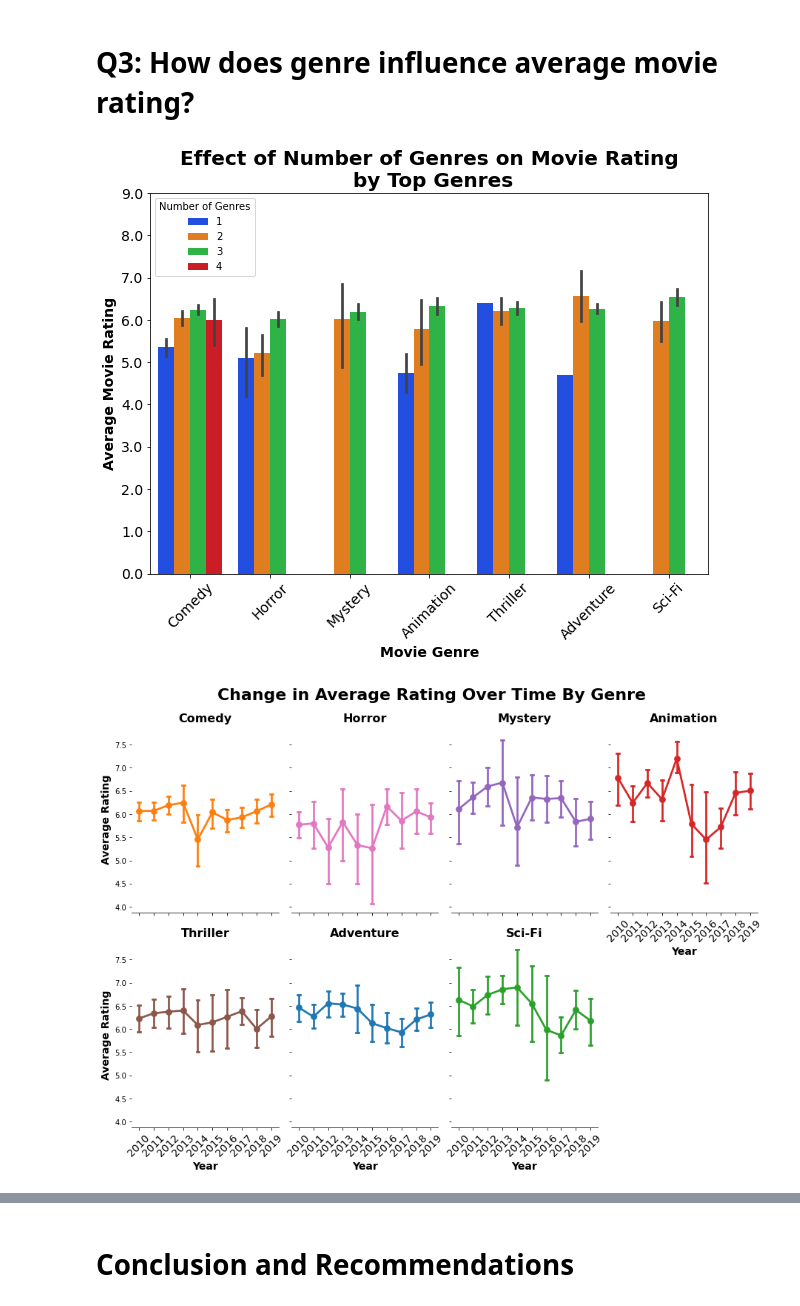
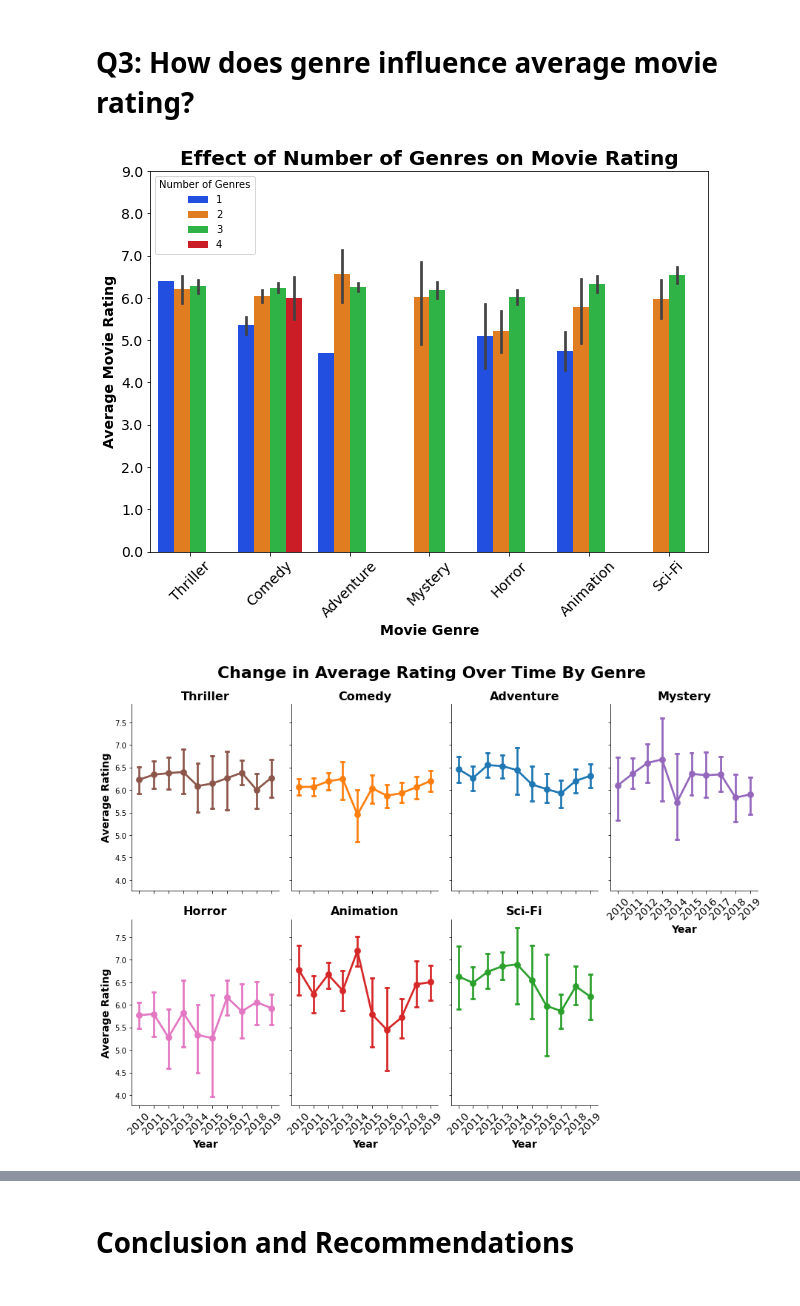
Before and after one commit to zero731/dsc-mod-1-project-v2-1-onl01-dtsc-ft-070620, a Jupyter notebook: student.ipynb, the cells around one changed output, grey strips where cells are left out. Cells and saved outputs as stored; diff of their text form; code cells hidden in the pictures.

```diff
--- a/student.ipynb
+++ b/student.ipynb
@@ -1083,4 +1123,7 @@ len(top_genre_list)
 7
+# %%
+## give a set order to this list so it doesn't take a random order every time I re-run this notebook
+top_genre_list = ['Thriller', 'Comedy', 'Adventure', 'Mystery', 'Horror', 'Animation', 'Sci-Fi']
 # %%
 ### only add movies to new df that fall into at least one of the top 8 genres
 top_genres_df = med_financial_df.loc[(med_financial_df['Adventure'] == True) |
@@ -1443,24 +1481,31 @@ Based on the analysis in this section, I recommend that the budget for Adventure
 # %% [markdown]
 # Q3: How does genre influence average movie rating?
 # %%
+## plot a barplot that shows average movie rating by genre
+ ## with multiple bars for each genre representing how many total genres the movie spans
 ax = sns.barplot(x='top_genre_list', y='averageRating', hue='genre_count', palette='bright',
                  data=explode_top_genres, order=top_genre_list)
 ax.set(ylim=(0, 9))
 ax.set_xticklabels(ax.get_xticklabels(), rotation=45, fontsize=14)
 ax.set_yticklabels(ax.get_yticks(), fontsize=14)
 ax.set_xlabel('Movie Genre', fontsize=14, weight='bold')
 ax.set_ylabel('Average Movie Rating', fontsize=14, weight='bold')
-ax.set_title('Effect of Number of Genres on Movie Rating\n by Top Genres', fontsize=20, weight='bold')
+ax.set_title('Effect of Number of Genres on Movie Rating', fontsize=20, weight='bold')
 ax.legend(title='Number of Genres')
 ax.get_figure().set_size_inches((10,7))
 # %% [output]
-[figure, old version]
+[figure, new version]
 # %%
+## make a point plot for each top genre showing how movie rating has changed over time
 g = sns.catplot(x="startYear", y="averageRating", col="top_genre_list", col_wrap=4,
                 capsize=.2, height=4.5, aspect=.7, col_order=top_genre_list, hue="top_genre_list",
                 kind="point", data=explode_top_genres)
-g.despine(left=True)
+
+## collapse the array of axes into 1 dimension so it's easy to iterate through
 axes = g.axes.flatten()
+
+## iterate through each genre in the list used to order the plots
+ ## and assign that genre's name as the title of the subplot with the same index
 for i, genre in enumerate(top_genre_list):
     axes[i].set_title(genre, fontsize=16, weight='bold')
 
@@ -1475,4 +1520,4 @@ g.set_xticklabels(ax.get_xticklabels(), rotation=45, fontsize=14)
 g.fig.suptitle("Change in Average Rating Over Time By Genre", size=22, weight='bold')
 g.fig.subplots_adjust(top=.9)
 # %% [output]
-[figure, old version]
+[figure, new version]
```
Also changed, not shown: parts of 46 cells of this notebook.
